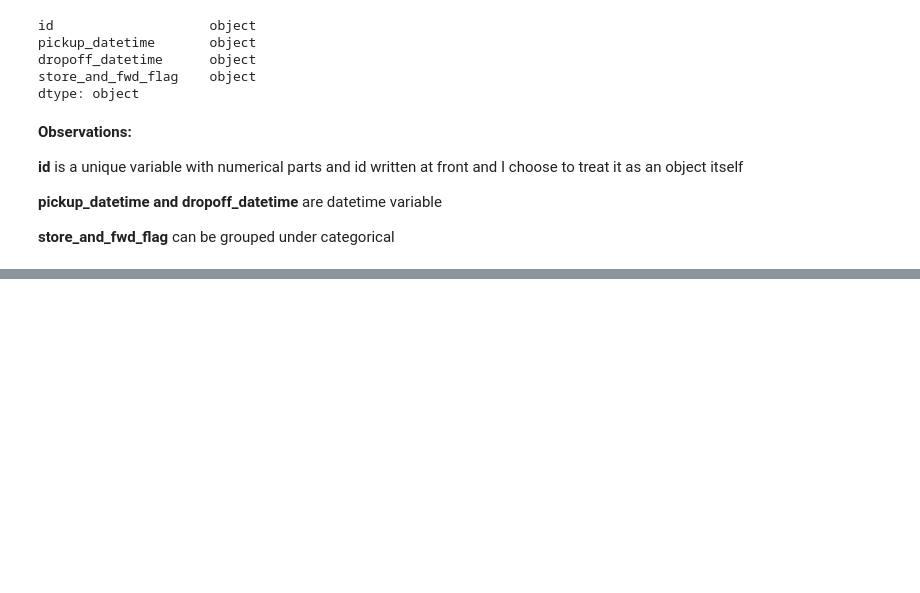
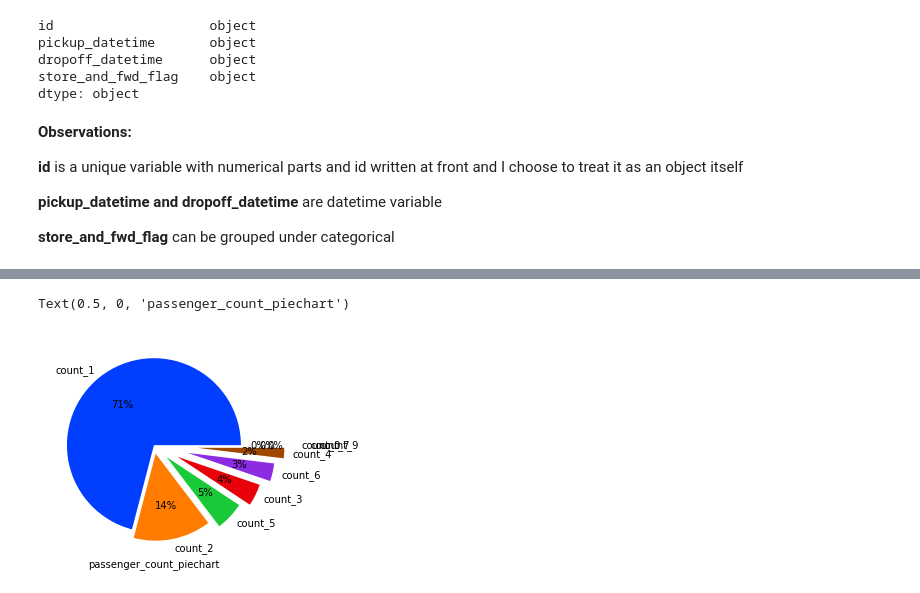
Before and after one commit to kailashsp/Exploratory-data-analysis-on-NYC-taxi-trip-duration, a Jupyter notebook: Project 2 Exploratory data analysis on NYC taxi trip duration.ipynb, the cells around one changed output, grey strips where cells are left out. Cells and saved outputs as stored; diff of their text form; code cells hidden in the pictures; blank space fills up the shorter version.

```diff
--- a/Project 2 Exploratory data analysis on NYC taxi trip duration.ipynb
+++ b/Project 2 Exploratory data analysis on NYC taxi trip duration.ipynb
@@ -253,0 +306,8 @@ data.head()
+# %%
+colors = sns.color_palette('bright')[0:9]
+explode = (0, 0.1, 0.2, 0.3, 0.4, 0.5 ,0.6,0.7, 0.8)
+plt.pie(data.passenger_count.value_counts(), labels = ['count_1', 'count_2', 'count_5', 'count_3' ,'count_6','count_4', 'count_0', 'count_7', 'count_9'], explode=explode , colors = colors, autopct='%.0f%%')
+plt.xlabel('passenger_count_piechart')
+# %% [output]
+Text(0.5, 0, 'passenger_count_piechart')
+[figure, added]
```
Also changed, not shown: parts of 96 cells of this notebook.
